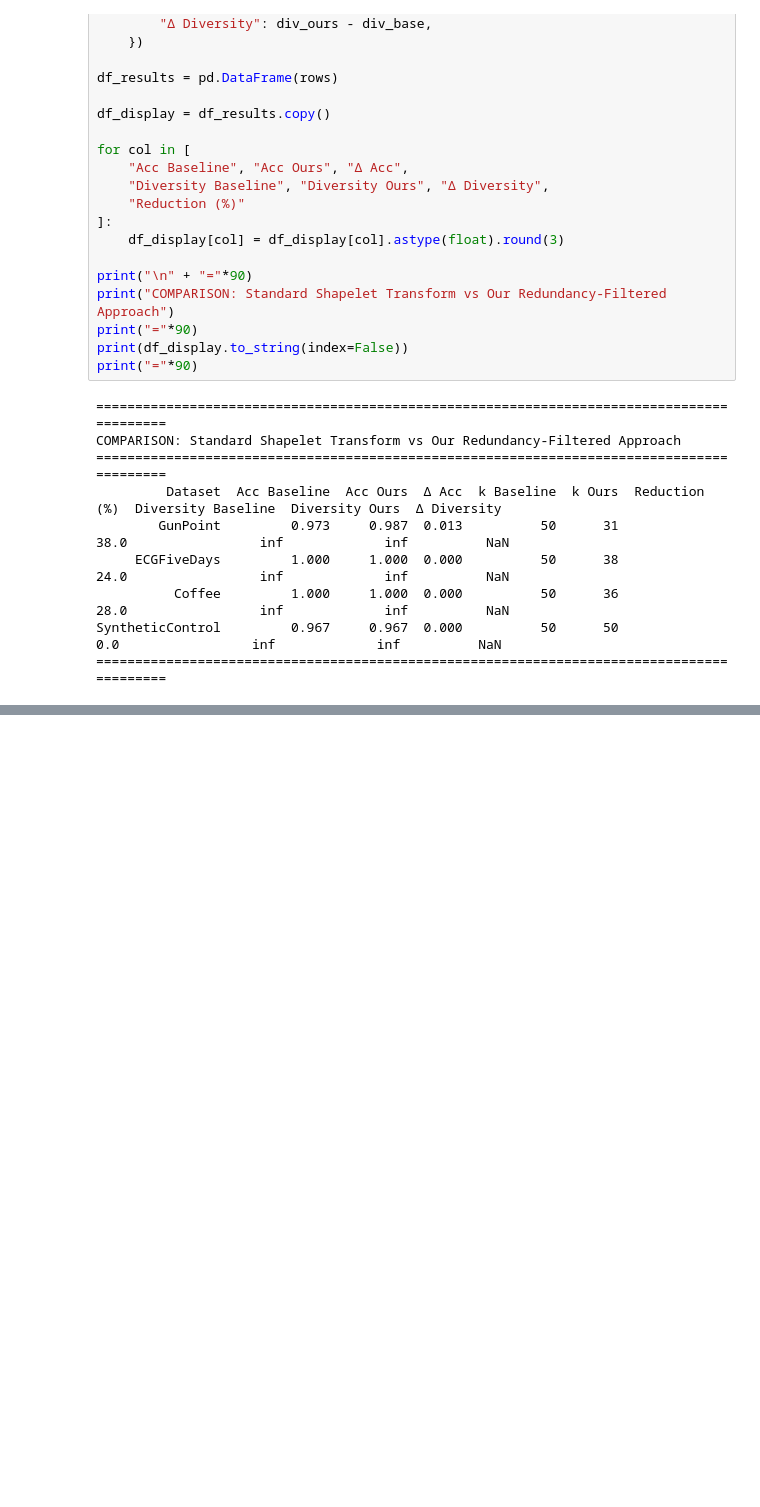
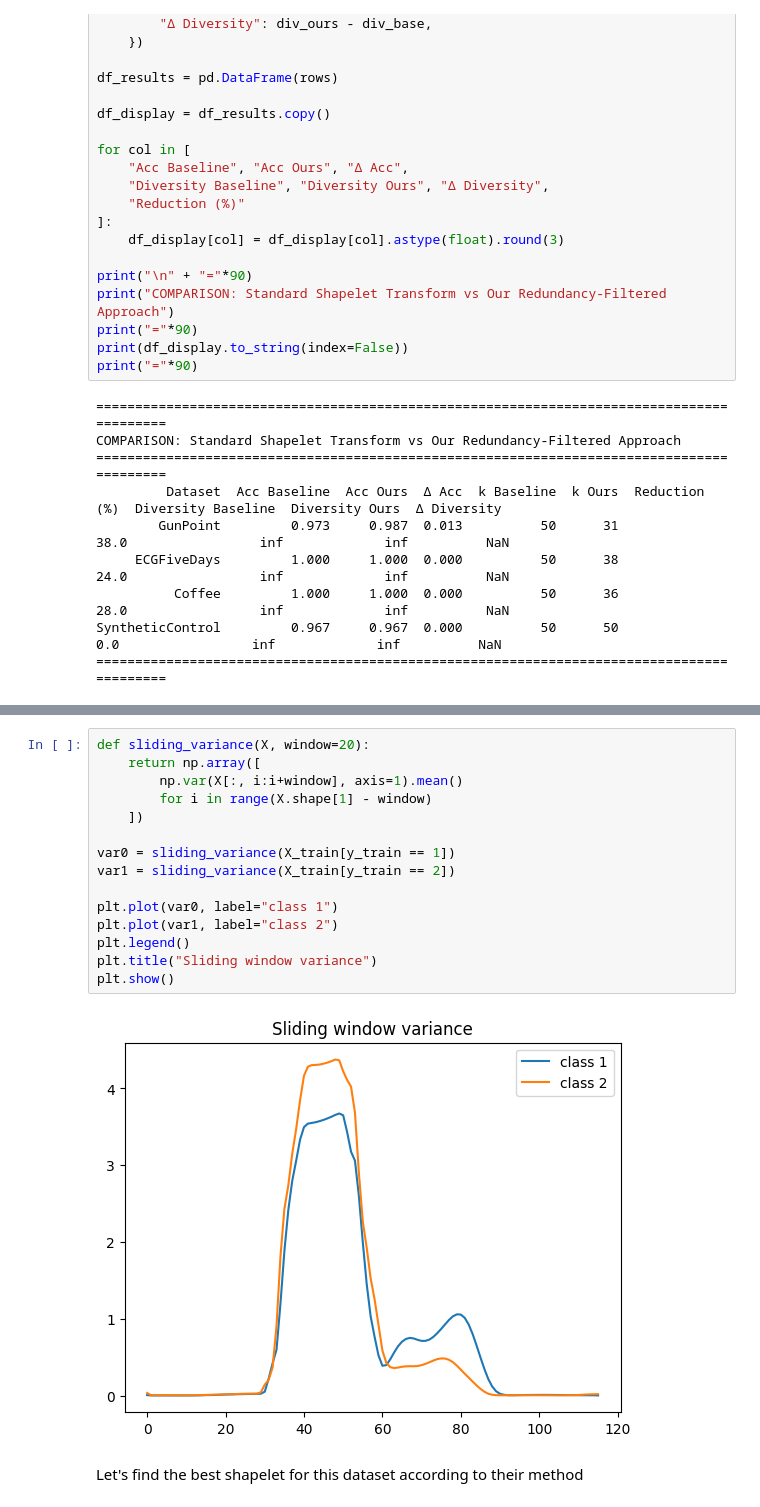
Before and after one commit to TristanoB/shapelet_transformation, a Jupyter notebook: implementation.ipynb, the cells around one changed output, grey strips where cells are left out. Saved outputs shown, nothing was run; the diff lists cells and outputs as text; blank space fills up the shorter version.

```diff
--- a/implementation.ipynb
+++ b/implementation.ipynb
@@ -1844,0 +1902,19 @@ SyntheticControl         0.967     0.967  0.000          50      50            0
+# %%
+def sliding_variance(X, window=20):
+    return np.array([
+        np.var(X[:, i:i+window], axis=1).mean()
+        for i in range(X.shape[1] - window)
+    ])
+
+var0 = sliding_variance(X_train[y_train == 1])
+var1 = sliding_variance(X_train[y_train == 2])
+
+plt.plot(var0, label="class 1")
+plt.plot(var1, label="class 2")
+plt.legend()
+plt.title("Sliding window variance")
+plt.show()
+# %% [output]
+[figure, added]
+# %% [markdown]
+Let's find the best shapelet for this dataset according to their method
```
Also changed, not shown: parts of 9 cells of this notebook.
